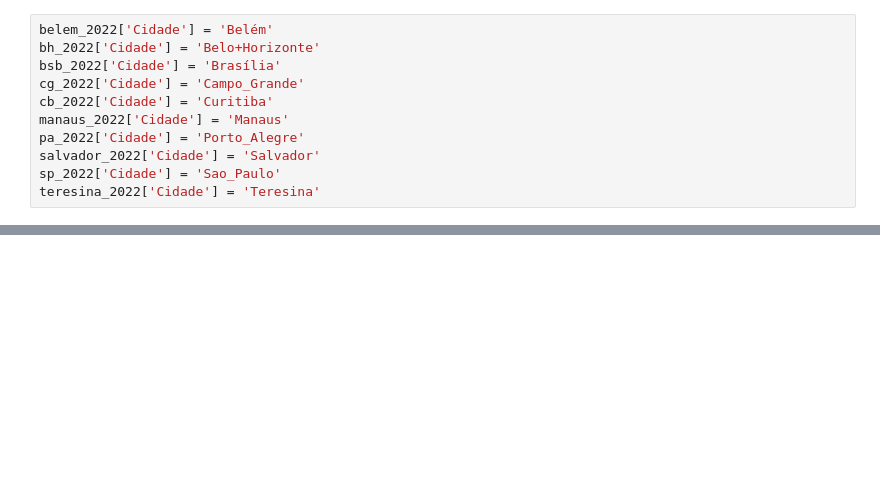
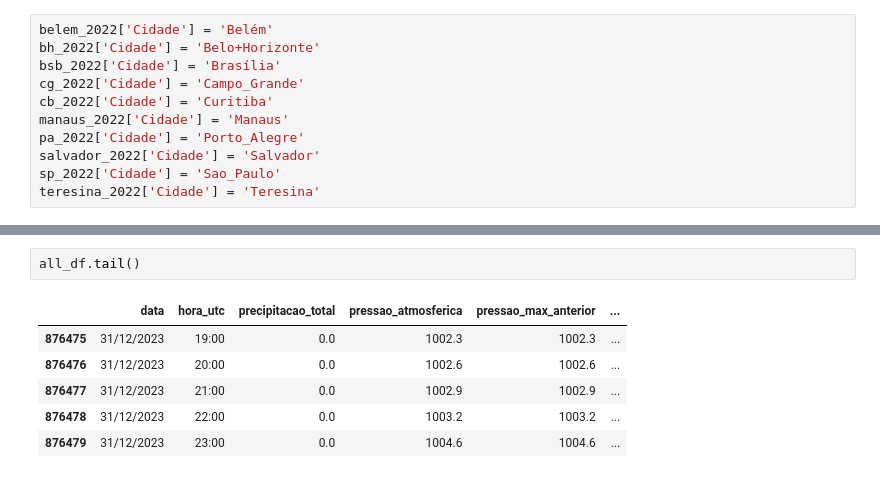
Before and after one commit to ThiagoAdriano1/Trabalho_Estatistica_1, a Jupyter notebook: Analise.ipynb, the cells around one changed output, grey strips where cells are left out. Cells and saved outputs as stored; diff of their text form; blank space fills up the shorter version.

```diff
--- a/Analise.ipynb
+++ b/Analise.ipynb
@@ -423,0 +497,9 @@ df_2022.head(20)
+# %%
+all_df.tail()
+# %% [output]
+|  | data | hora_utc | precipitacao_total | pressao_atmosferica | pressao_max_anterior | ... |
+| 876475 | 31/12/2023 | 19:00 | 0.0 | 1002.3 | 1002.3 | ... |
+| 876476 | 31/12/2023 | 20:00 | 0.0 | 1002.6 | 1002.6 | ... |
+| 876477 | 31/12/2023 | 21:00 | 0.0 | 1002.9 | 1002.9 | ... |
+| 876478 | 31/12/2023 | 22:00 | 0.0 | 1003.2 | 1003.2 | ... |
+| 876479 | 31/12/2023 | 23:00 | 0.0 | 1004.6 | 1004.6 | ... |
```
Also changed, not shown: parts of 8 cells of this notebook.
